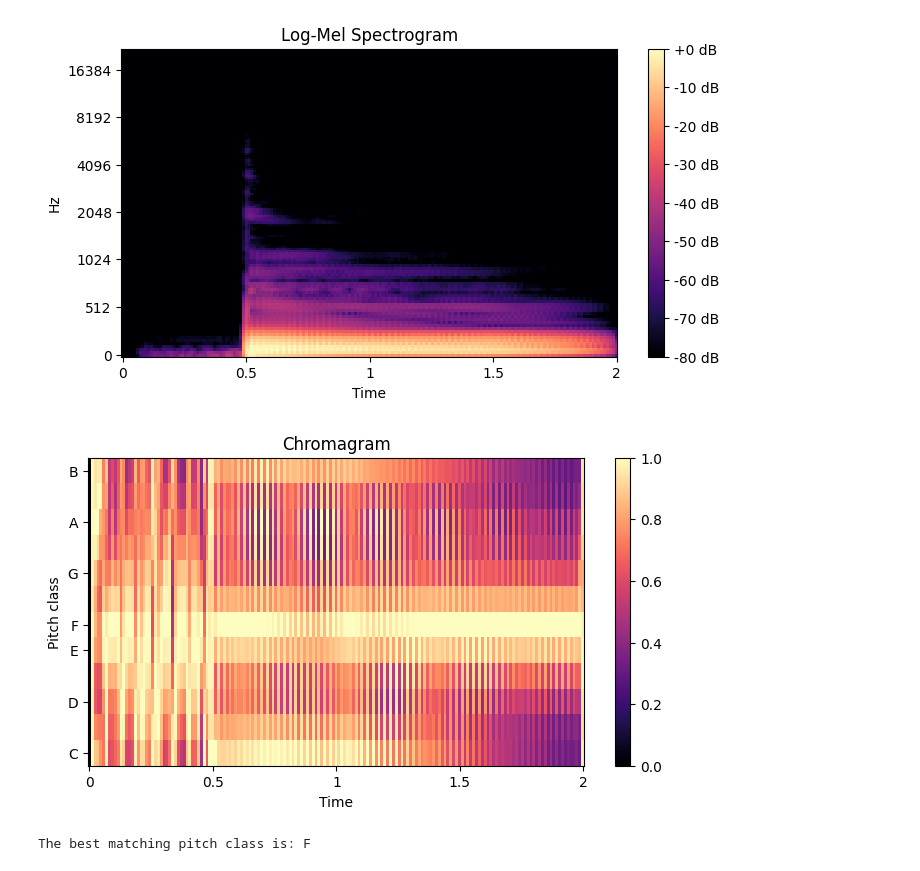
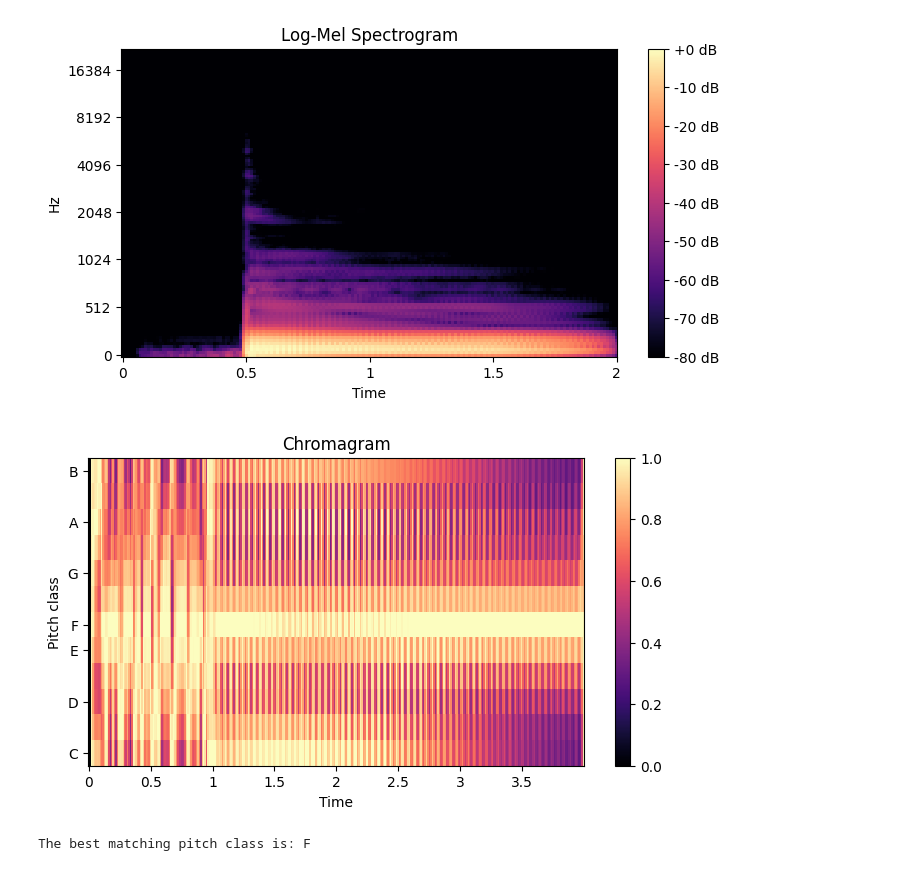
Before and after one commit to Lou-SdC/DataBass, a Jupyter notebook: notebooks/julien/audio_analysis.ipynb, the cells around one changed output. Drawn from its saved outputs; the diff is of its cells as text; code cells hidden in the pictures.

```diff
--- a/notebooks/julien/audio_analysis.ipynb
+++ b/notebooks/julien/audio_analysis.ipynb
@@ -132,15 +134,19 @@ plt.show()
 [figure]
 # %%
 # compute chromagram
-chromagram = librosa.feature.chroma_stft(y=y, sr=sr, hop_length=512)
+chromagram = librosa.feature.chroma_stft(
+    y=y,
+    sr=44100,
+    hop_length=256
+)
 # Display the chromagram
 plt.figure(figsize=(8, 4))
 librosa.display.specshow(chromagram, sr=sr, hop_length=512, x_axis='time', y_axis='chroma')
 plt.colorbar()
 plt.title('Chromagram')
 plt.show()
 # %% [output]
-[figure, old version]
+[figure, new version]
 # %%
 # get the best match pitch class for the sample
 chroma_mean = np.mean(chromagram, axis=1)
```
Also changed, not shown: parts of 3 cells of this notebook, 2 other files.
